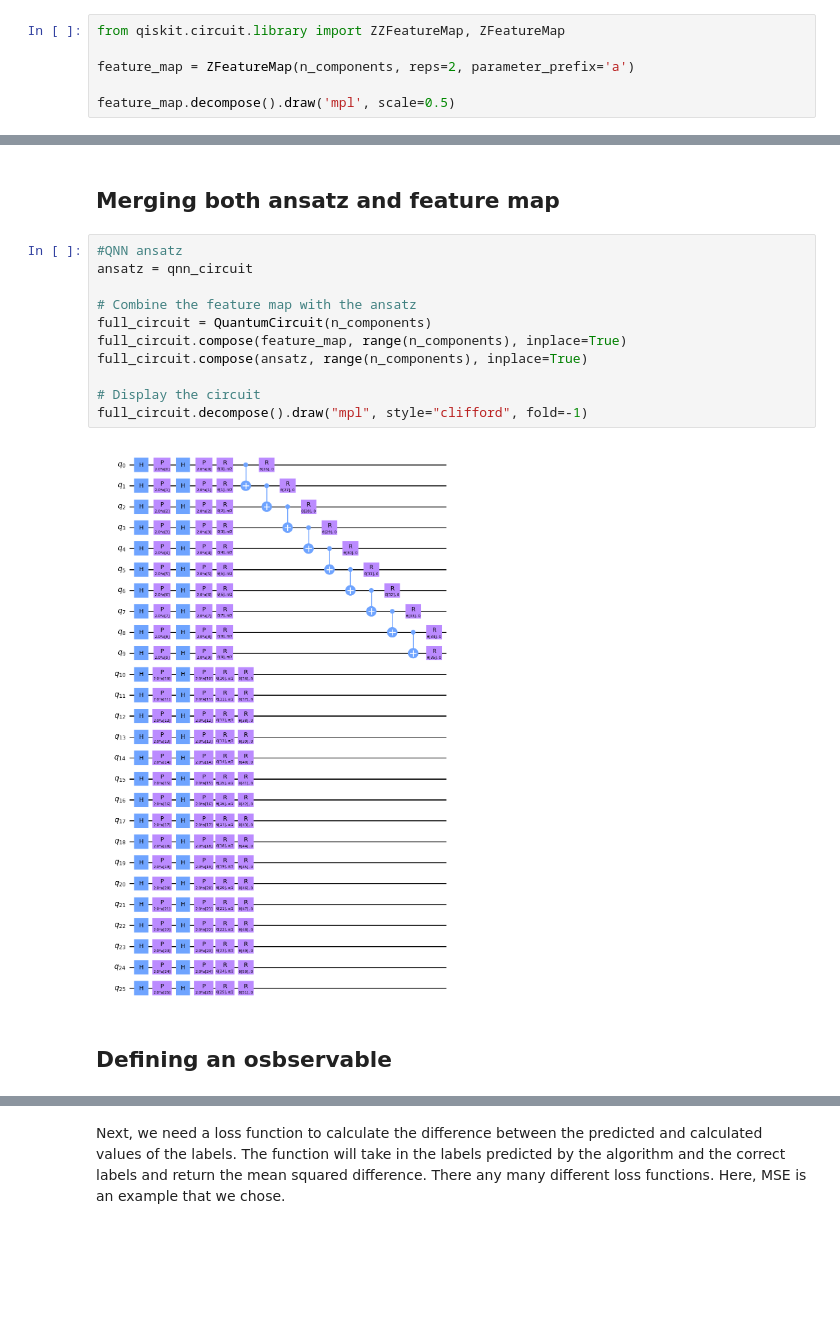
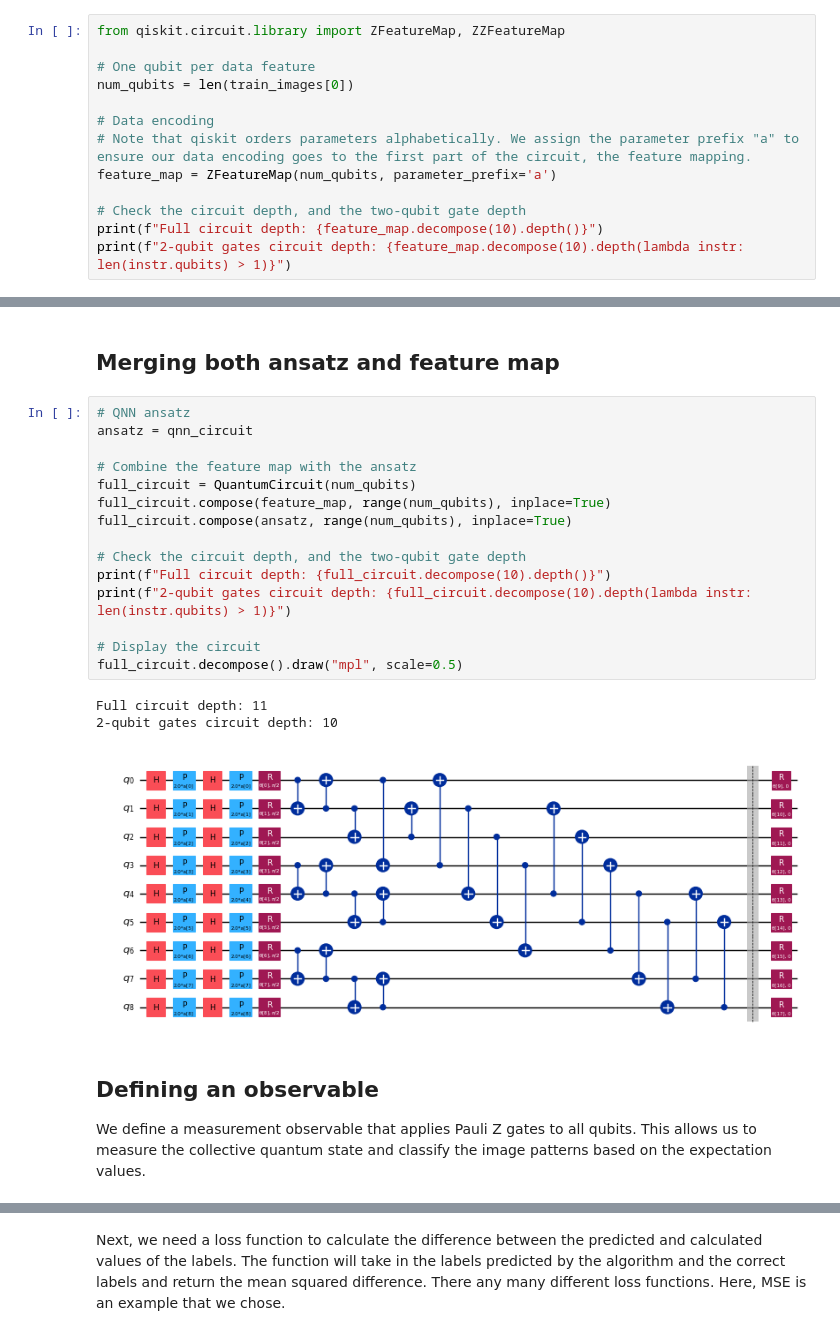
Before and after one commit to alvarezterraz/qiskit-group-project, a Jupyter notebook: VariationalQuantumClassifier.ipynb, the cells around one changed output, grey strips where cells are left out. Saved outputs shown, nothing was run; the diff lists cells and outputs as text; blank space fills up the shorter version.

```diff
--- a/VariationalQuantumClassifier.ipynb
+++ b/VariationalQuantumClassifier.ipynb
@@ -120,7 +125,14 @@ Selected 26 components, explaining 98.02% variance.
 # %%
-from qiskit.circuit.library import ZZFeatureMap, ZFeatureMap
+from qiskit.circuit.library import ZFeatureMap, ZZFeatureMap
 
-feature_map = ZFeatureMap(n_components, reps=2, parameter_prefix='a')
+# One qubit per data feature
+num_qubits = len(train_images[0])
 
-feature_map.decompose().draw('mpl', scale=0.5)
+# Data encoding
+# Note that qiskit orders parameters alphabetically. We assign the parameter prefix "a" to ensure our data encoding goes to the first part of the circuit, the feature mapping.
+feature_map = ZFeatureMap(num_qubits, parameter_prefix='a')
+
+# Check the circuit depth, and the two-qubit gate depth
+print(f"Full circuit depth: {feature_map.decompose(10).depth()}")
+print(f"2-qubit gates circuit depth: {feature_map.decompose(10).depth(lambda instr: len(instr.qubits) > 1)}")
 # %% [output]
@@ -167,20 +202,28 @@ qnn_circuit.decompose().draw("mpl", scale=0.6)
 # %% [markdown]
 ## Merging both ansatz and feature map
 # %%
-#QNN ansatz
+# QNN ansatz
 ansatz = qnn_circuit
 
 # Combine the feature map with the ansatz
-full_circuit = QuantumCircuit(n_components)
-full_circuit.compose(feature_map, range(n_components), inplace=True)
-full_circuit.compose(ansatz, range(n_components), inplace=True)
+full_circuit = QuantumCircuit(num_qubits)
+full_circuit.compose(feature_map, range(num_qubits), inplace=True)
+full_circuit.compose(ansatz, range(num_qubits), inplace=True)
+
+# Check the circuit depth, and the two-qubit gate depth
+print(f"Full circuit depth: {full_circuit.decompose(10).depth()}")
+print(f"2-qubit gates circuit depth: {full_circuit.decompose(10).depth(lambda instr: len(instr.qubits) > 1)}")
 
 # Display the circuit
-full_circuit.decompose().draw("mpl", style="clifford", fold=-1)
+full_circuit.decompose().draw("mpl", scale=0.5)
 # %% [output]
+Full circuit depth: 11
+2-qubit gates circuit depth: 10
-[figure, old version]
+[figure, new version]
 # %% [markdown]
-## Defining an osbservable
+## Defining an observable
+
+We define a measurement observable that applies Pauli Z gates to all qubits. This allows us to measure the collective quantum state and classify the image patterns based on the expectation values.
 # %%
 from qiskit.quantum_info import SparsePauliOp
 
```
Also changed, not shown: parts of 33 cells of this notebook, 1 other file.
